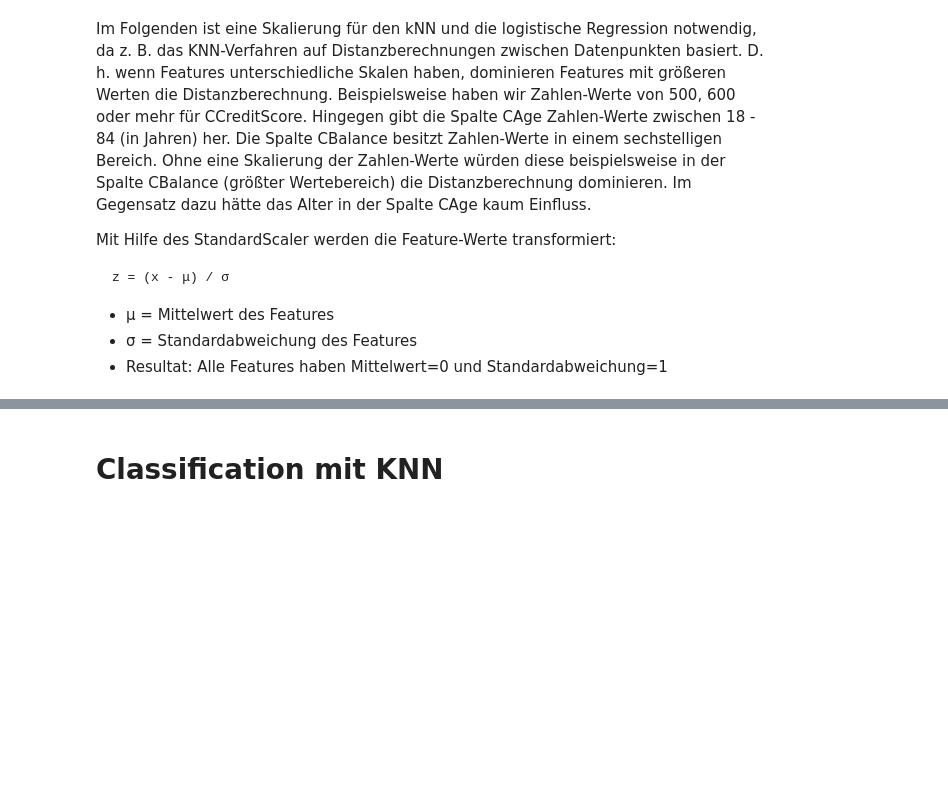
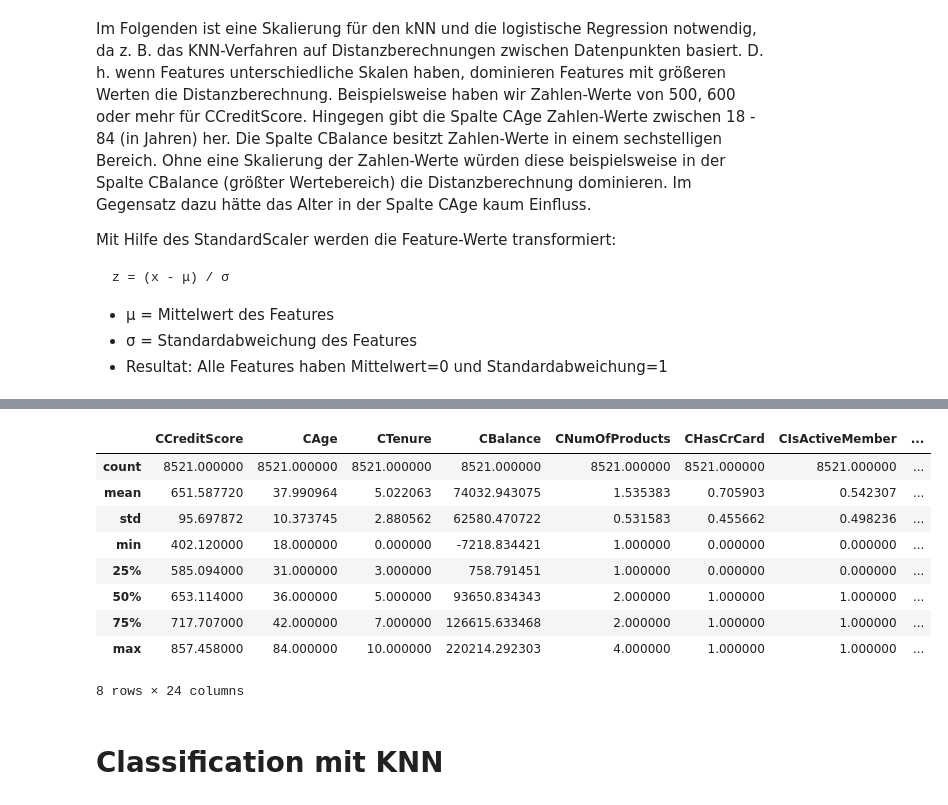
Before and after one commit to PatrickSchubert-Munich/DataScience_and_ML_Assignment, a Jupyter notebook: classification/task_2.ipynb, the cells around one changed output, grey strips where cells are left out. Drawn from its saved outputs; the diff is of its cells as text; code cells hidden in the pictures; blank space fills up the shorter version.

```diff
--- a/classification/task_2.ipynb
+++ b/classification/task_2.ipynb
@@ -96,3 +96,16 @@ pd.DataFrame(X_train_scaled).head()
+# %%
+df.describe()
+# %% [output]
+|  | CCreditScore | CAge | CTenure | CBalance | CNumOfProducts | CHasCrCard | CIsActiveMember | ... |
+| count | 8521.000000 | 8521.000000 | 8521.000000 | 8521.000000 | 8521.000000 | 8521.000000 | 8521.000000 | ... |
+| mean | 651.587720 | 37.990964 | 5.022063 | 74032.943075 | 1.535383 | 0.705903 | 0.542307 | ... |
+| std | 95.697872 | 10.373745 | 2.880562 | 62580.470722 | 0.531583 | 0.455662 | 0.498236 | ... |
+| min | 402.120000 | 18.000000 | 0.000000 | -7218.834421 | 1.000000 | 0.000000 | 0.000000 | ... |
+| 25% | 585.094000 | 31.000000 | 3.000000 | 758.791451 | 1.000000 | 0.000000 | 0.000000 | ... |
+| 50% | 653.114000 | 36.000000 | 5.000000 | 93650.834343 | 2.000000 | 1.000000 | 1.000000 | ... |
+| 75% | 717.707000 | 42.000000 | 7.000000 | 126615.633468 | 2.000000 | 1.000000 | 1.000000 | ... |
+| max | 857.458000 | 84.000000 | 10.000000 | 220214.292303 | 4.000000 | 1.000000 | 1.000000 | ... |
+8 rows × 24 columns
 # %% [markdown]
 # Classification mit KNN
 # %% [markdown]
```
Also changed, not shown: parts of 19 cells of this notebook, 2 other files.
